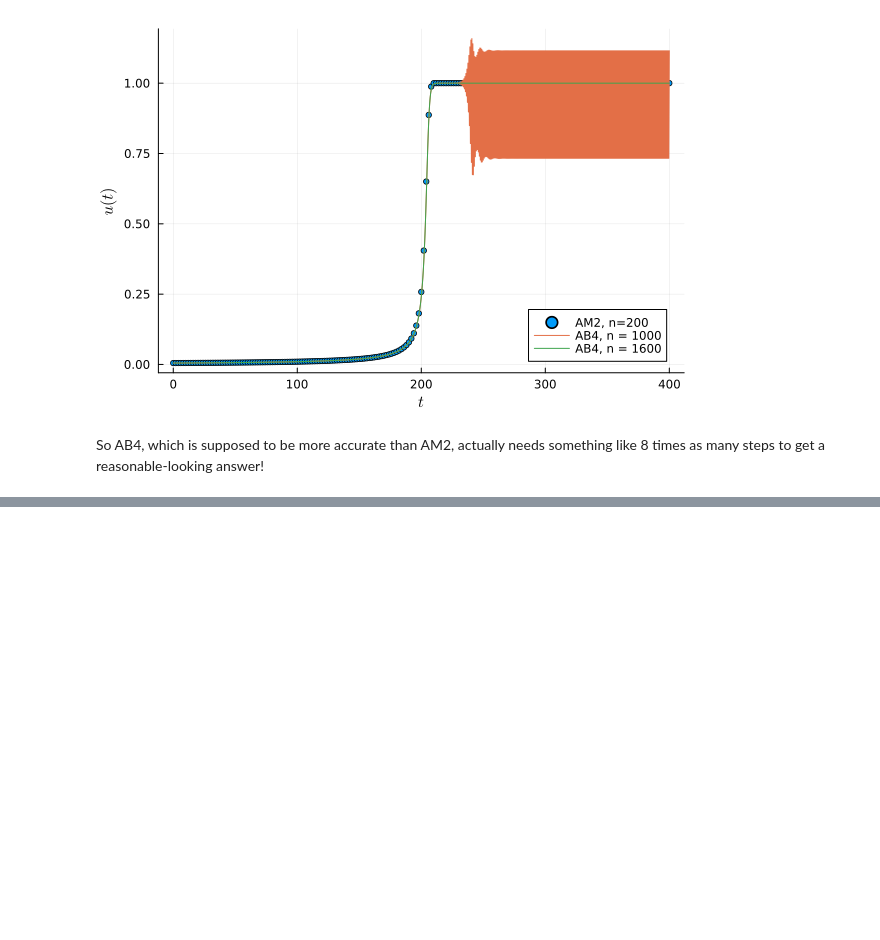
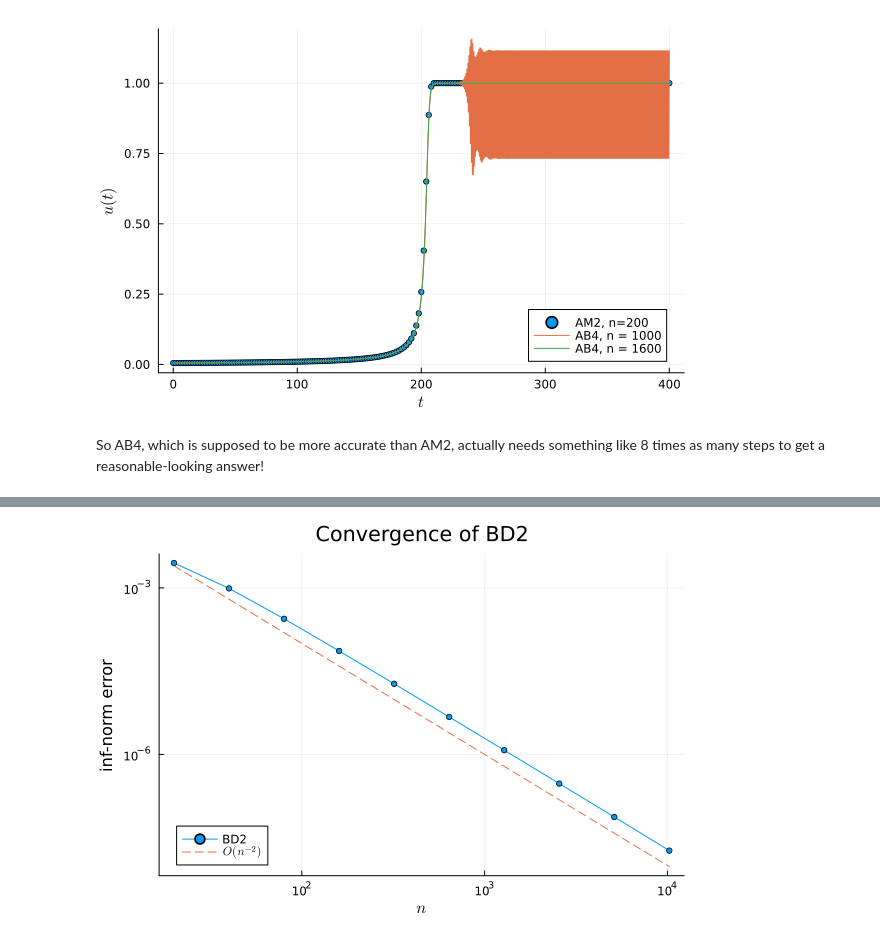
Before and after one commit to zhufang9819/julia-implement-numerical-ode-pde, a Jupyter notebook: numerical_ode_methods/multistep_methods/multistep.ipynb, the cells around one changed output, grey strips where cells are left out. Cells and saved outputs as stored; diff of their text form; code cells hidden in the pictures; blank space fills up the shorter version.

```diff
--- a/numerical_ode_methods/multistep_methods/multistep.ipynb
+++ b/numerical_ode_methods/multistep_methods/multistep.ipynb
@@ -303,0 +396,10 @@ So AB4, which is supposed to be more accurate than AM2, actually needs something
+# %%
+n = @. [ round(Int, 10*2^k) for k in 1:10 ]
+err = []
+for n in n
+    t, u = bd2(ivp, n)
+    u_exact_values = [u_exact(ti) for ti in t]
+    push!( err, norm(u_exact_values - u, Inf) )
+end
+
+pretty_table([n err]; header=["n", "inf-norm error"])
@@ -303,0 +421,8 @@ So AB4, which is supposed to be more accurate than AM2, actually needs something
+# %%
+plot(n,err,m=3,label="BD2",
+    xaxis=(:log10,L"n"),yaxis=(:log10,"inf-norm error"),
+    title="Convergence of BD2",leg=:bottomleft)
+
+plot!(n,n.^(-2),l=:dash,label=L"O(n^{-2})")
+# %% [output]
+[figure, added]
```
Also changed, not shown: parts of 9 cells of this notebook.
